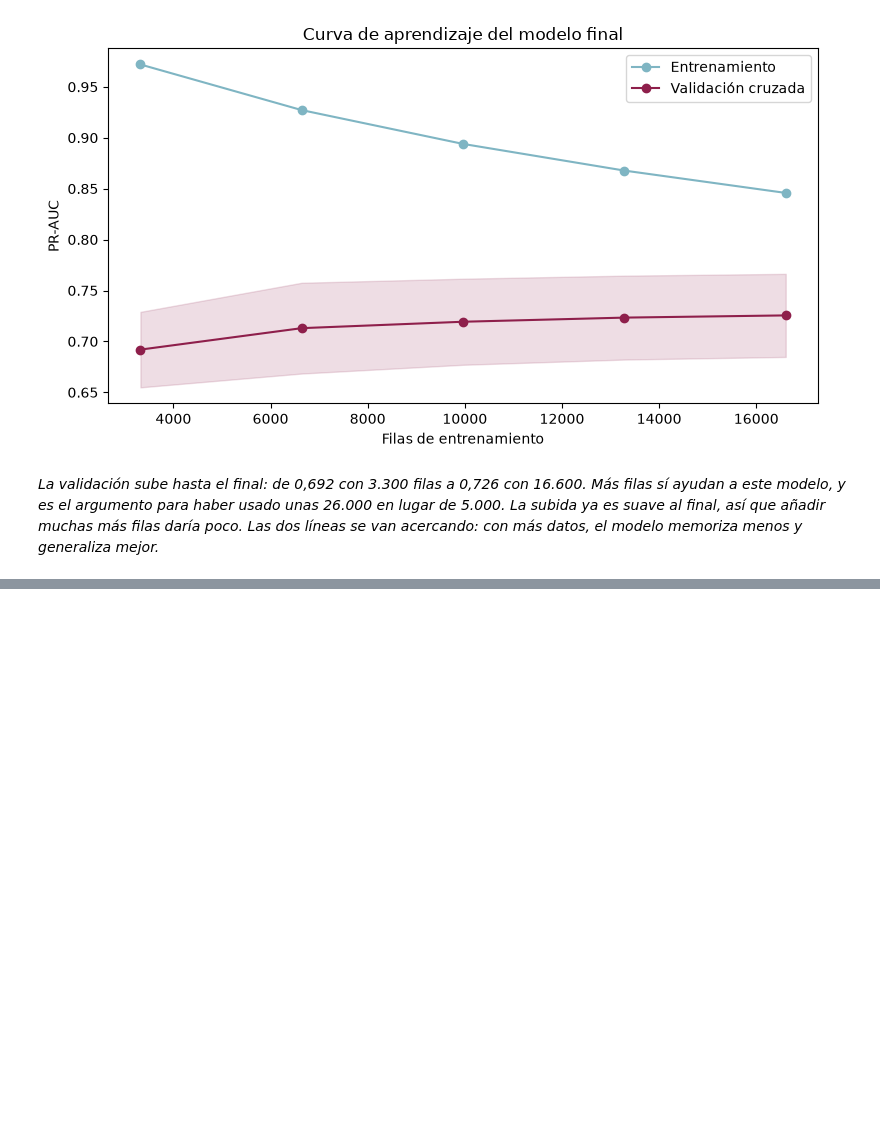
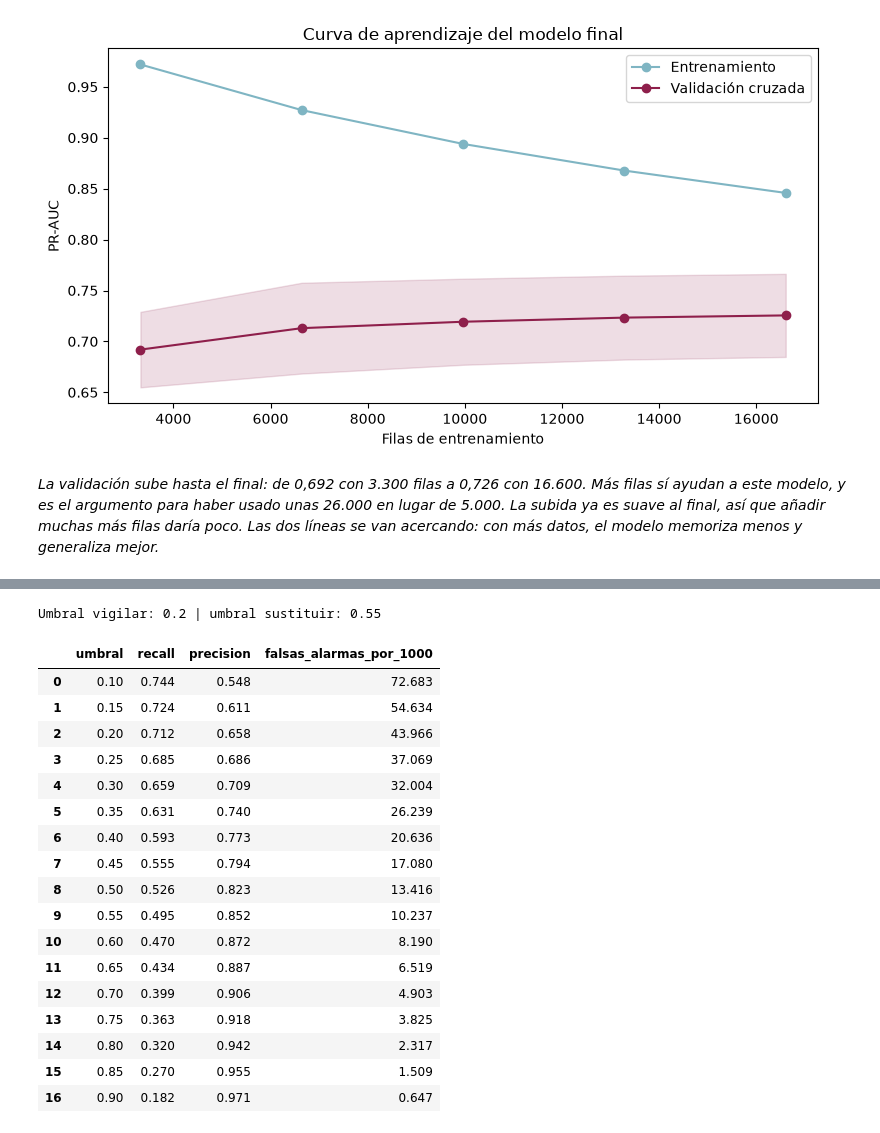
Before and after one commit to Sheilalbgar/uptime-guard, a Jupyter notebook: notebooks/03_Entrenamiento_Evaluacion.ipynb, the cells around one changed output, grey strips where cells are left out. Saved outputs shown, nothing was run; the diff lists cells and outputs as text; code cells hidden in the pictures; blank space fills up the shorter version.

```diff
--- a/notebooks/03_Entrenamiento_Evaluacion.ipynb
+++ b/notebooks/03_Entrenamiento_Evaluacion.ipynb
@@ -401,0 +465,36 @@ pd.DataFrame({"filas": tamanos, "pr_auc_validacion": val_sc.mean(axis = 1).round
+# %%
+modelo_final = grid.best_estimator_
+proba_cv = cross_val_predict(modelo_final, X_train, y_train, groups = grupos, cv = cv, method = "predict_proba")[:, 1]
+filas = []
+for u in np.round(np.arange(0.1, 0.95, 0.05), 2):
+    pred = (proba_cv >= u).astype(int)
+    tn, fp, fn, tp = confusion_matrix(y_train, pred).ravel()
+    filas.append([u, tp / (tp + fn), tp / (tp + fp), fp / (fp + tn) * 1000])
+umbrales = pd.DataFrame(filas, columns = ["umbral", "recall", "precision", "falsas_alarmas_por_1000"])
+
+# Vigilar: el umbral más alto que todavía detecta al menos el 70 % de los fallos
+# Sustituir: el umbral más bajo con al menos un 85 % de alarmas reales
+UMBRAL_VIGILAR = umbrales.loc[umbrales["recall"] >= 0.70, "umbral"].max()
+UMBRAL_SUSTITUIR = umbrales.loc[umbrales["precision"] >= 0.85, "umbral"].min()
+print("Umbral vigilar:", UMBRAL_VIGILAR, "| umbral sustituir:", UMBRAL_SUSTITUIR)
+umbrales.round(3)
+# %% [output]
+Umbral vigilar: 0.2 | umbral sustituir: 0.55
+|  | umbral | recall | precision | falsas_alarmas_por_1000 |
+| 0 | 0.10 | 0.744 | 0.548 | 72.683 |
+| 1 | 0.15 | 0.724 | 0.611 | 54.634 |
+| 2 | 0.20 | 0.712 | 0.658 | 43.966 |
+| 3 | 0.25 | 0.685 | 0.686 | 37.069 |
+| 4 | 0.30 | 0.659 | 0.709 | 32.004 |
+| 5 | 0.35 | 0.631 | 0.740 | 26.239 |
+| 6 | 0.40 | 0.593 | 0.773 | 20.636 |
+| 7 | 0.45 | 0.555 | 0.794 | 17.080 |
+| 8 | 0.50 | 0.526 | 0.823 | 13.416 |
+| 9 | 0.55 | 0.495 | 0.852 | 10.237 |
+| 10 | 0.60 | 0.470 | 0.872 | 8.190 |
+| 11 | 0.65 | 0.434 | 0.887 | 6.519 |
+| 12 | 0.70 | 0.399 | 0.906 | 4.903 |
+| 13 | 0.75 | 0.363 | 0.918 | 3.825 |
+| 14 | 0.80 | 0.320 | 0.942 | 2.317 |
+| 15 | 0.85 | 0.270 | 0.955 | 1.509 |
+| 16 | 0.90 | 0.182 | 0.971 | 0.647 |
```
Also changed, not shown: parts of 35 cells of this notebook, 4 other files.
